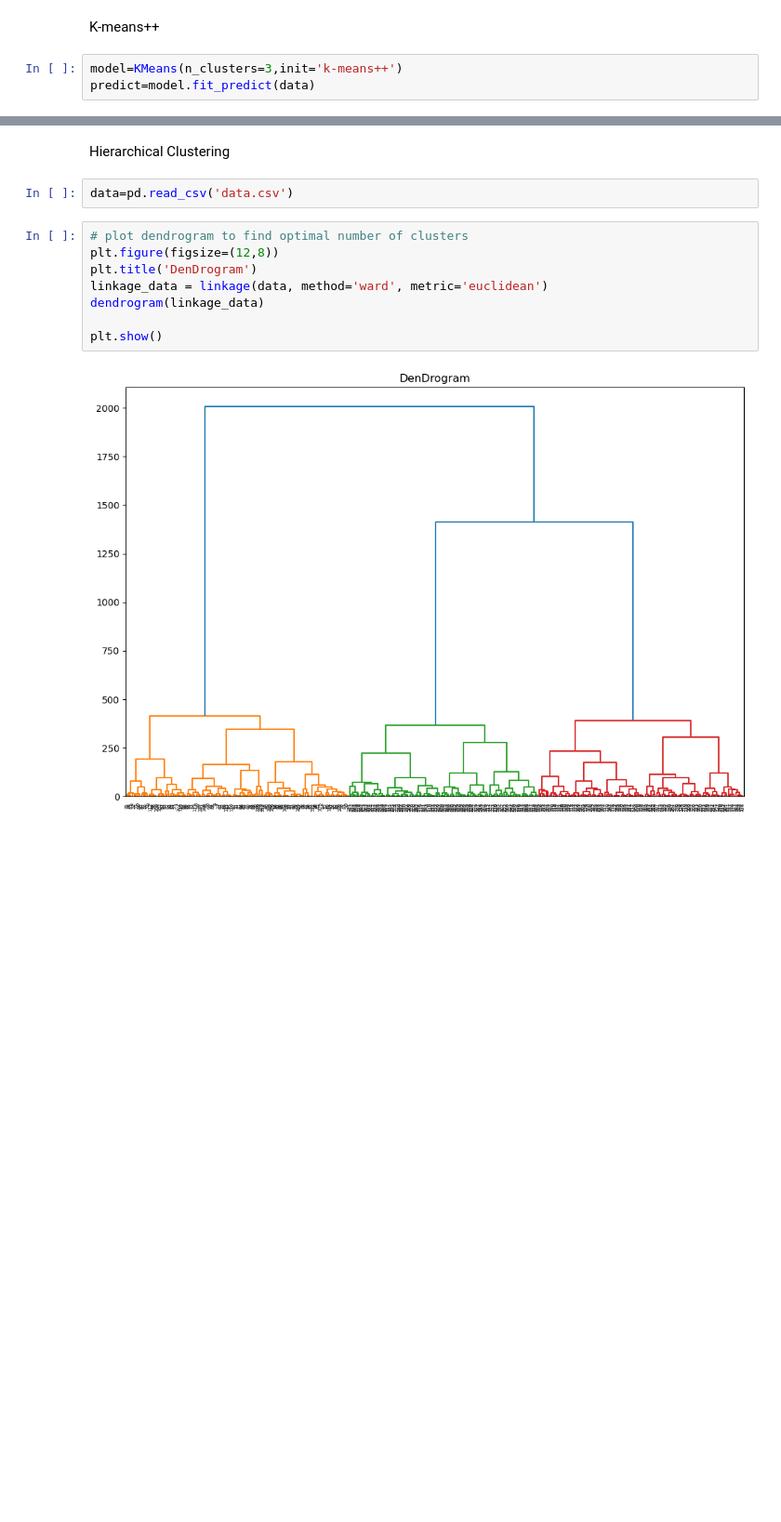
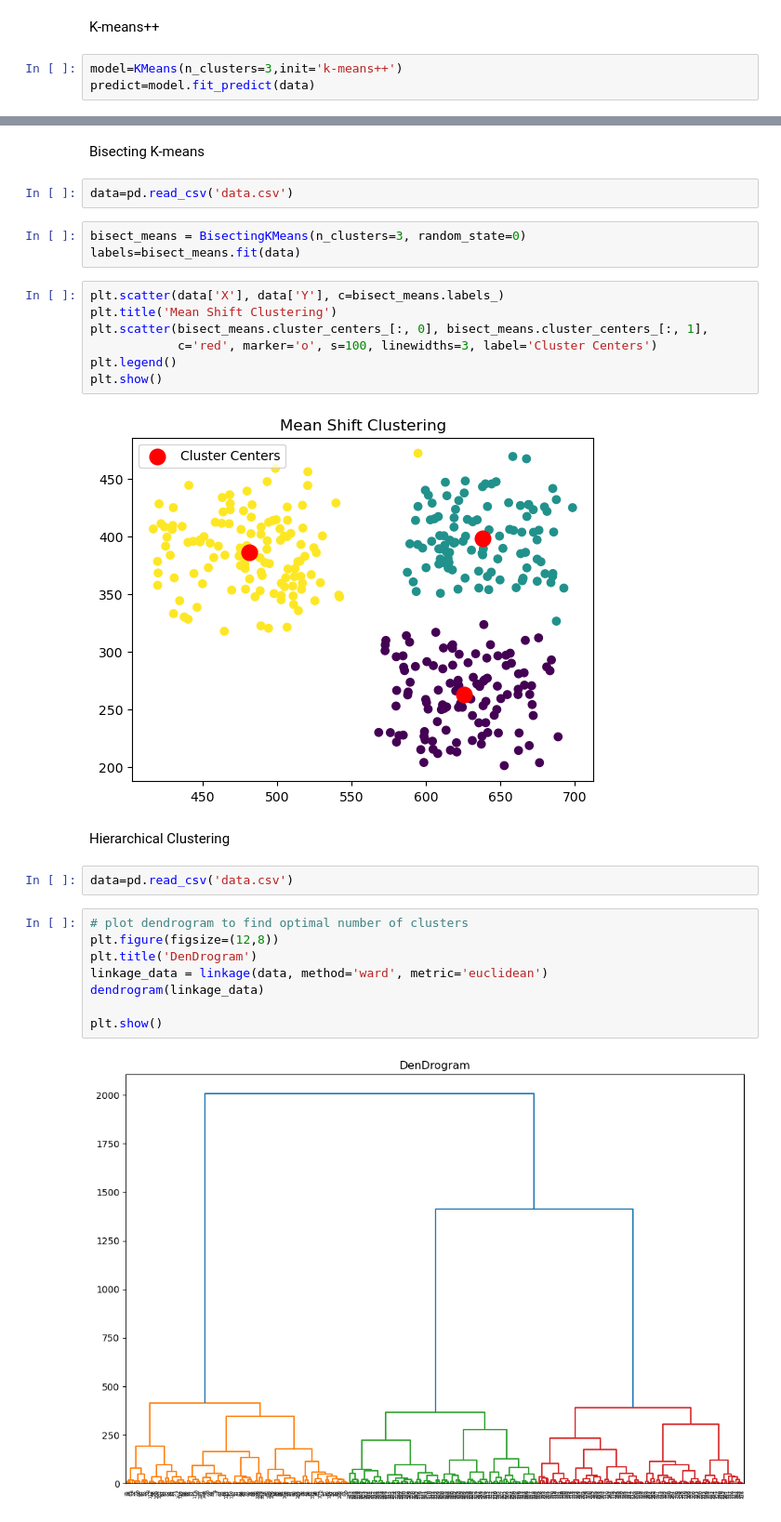
Before and after one commit to AIdjis/Clustering, a Jupyter notebook: code.ipynb, the cells around one changed output, grey strips where cells are left out. Shown at 93% size. Saved outputs shown, nothing was run; the diff lists cells and outputs as text; blank space fills up the shorter version.

Commit message:
add Bisecting K-means

```diff
--- a/code.ipynb
+++ b/code.ipynb
@@ -118,3 +118,19 @@ plt.show()
+# %% [markdown]
+Bisecting K-means
+# %%
+data=pd.read_csv('data.csv')
+# %%
+bisect_means = BisectingKMeans(n_clusters=3, random_state=0)
+labels=bisect_means.fit(data)
+# %%
+plt.scatter(data['X'], data['Y'], c=bisect_means.labels_)
+plt.title('Mean Shift Clustering')
+plt.scatter(bisect_means.cluster_centers_[:, 0], bisect_means.cluster_centers_[:, 1],
+            c='red', marker='o', s=100, linewidths=3, label='Cluster Centers')
+plt.legend()
+plt.show()
+# %% [output]
+[figure, added]
 # %% [markdown]
 Hierarchical Clustering
 # %%
```
Also changed, not shown: parts of 5 cells of this notebook.
